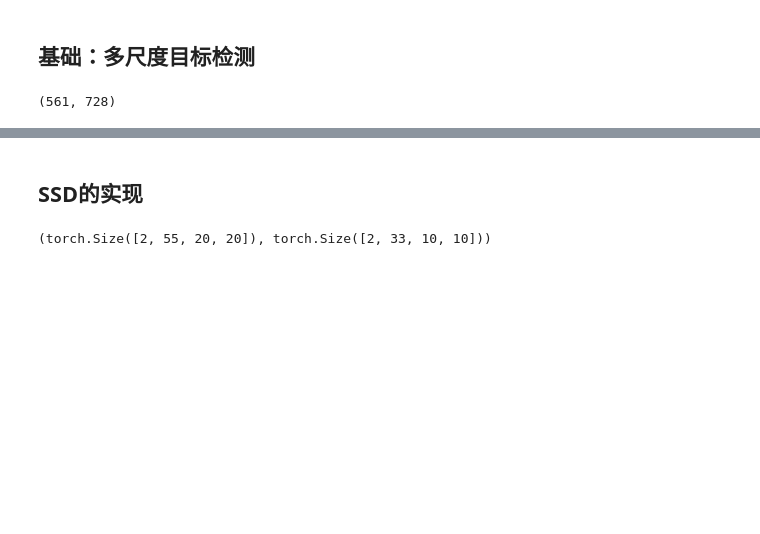
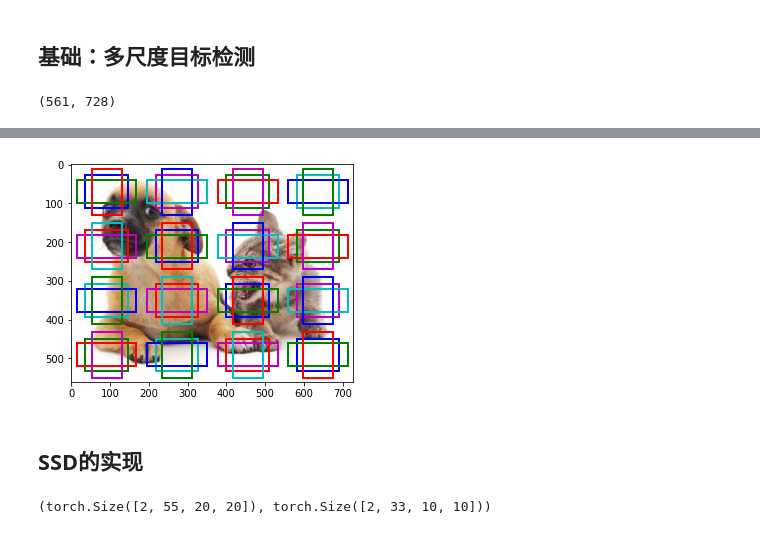
Before and after one commit to FredrickUnderwood/D2LselfLearning, a Jupyter notebook: D2L/lecture45_SSD.ipynb, the cells around one changed output, grey strips where cells are left out. Drawn from its saved outputs; the diff is of its cells as text; code cells hidden in the pictures; blank space fills up the shorter version.

```diff
--- a/D2L/lecture45_SSD.ipynb
+++ b/D2L/lecture45_SSD.ipynb
@@ -18,10 +18,10 @@ h, w
 (561, 728)
 # %%
 # 在特征图上以每个像素为中心生成不同size的锚框的函数
-def display_anchors(fmap_w, fmap_h, s):
+def display_anchors(fmap_h, fmap_w, s):
     """
-    :param fmap_w: 特征图的宽度
-    :param fmap_h: 特征图的高度
+    :param fmap_h: 特征图的高度，在竖直上画的框的数量
+    :param fmap_w: 特征图的宽度，在水平上画的框的数量
     :param s: size的集合
     """
     My_utils.set_figsize()
@@ -37,3 +36,4 @@ display_anchors(4, 4, [0.15])
+[figure, added]
 # %% [markdown]
 ## SSD的实现
 # %%
```
Also changed, not shown: parts of 1 cell of this notebook, 2 other files.
